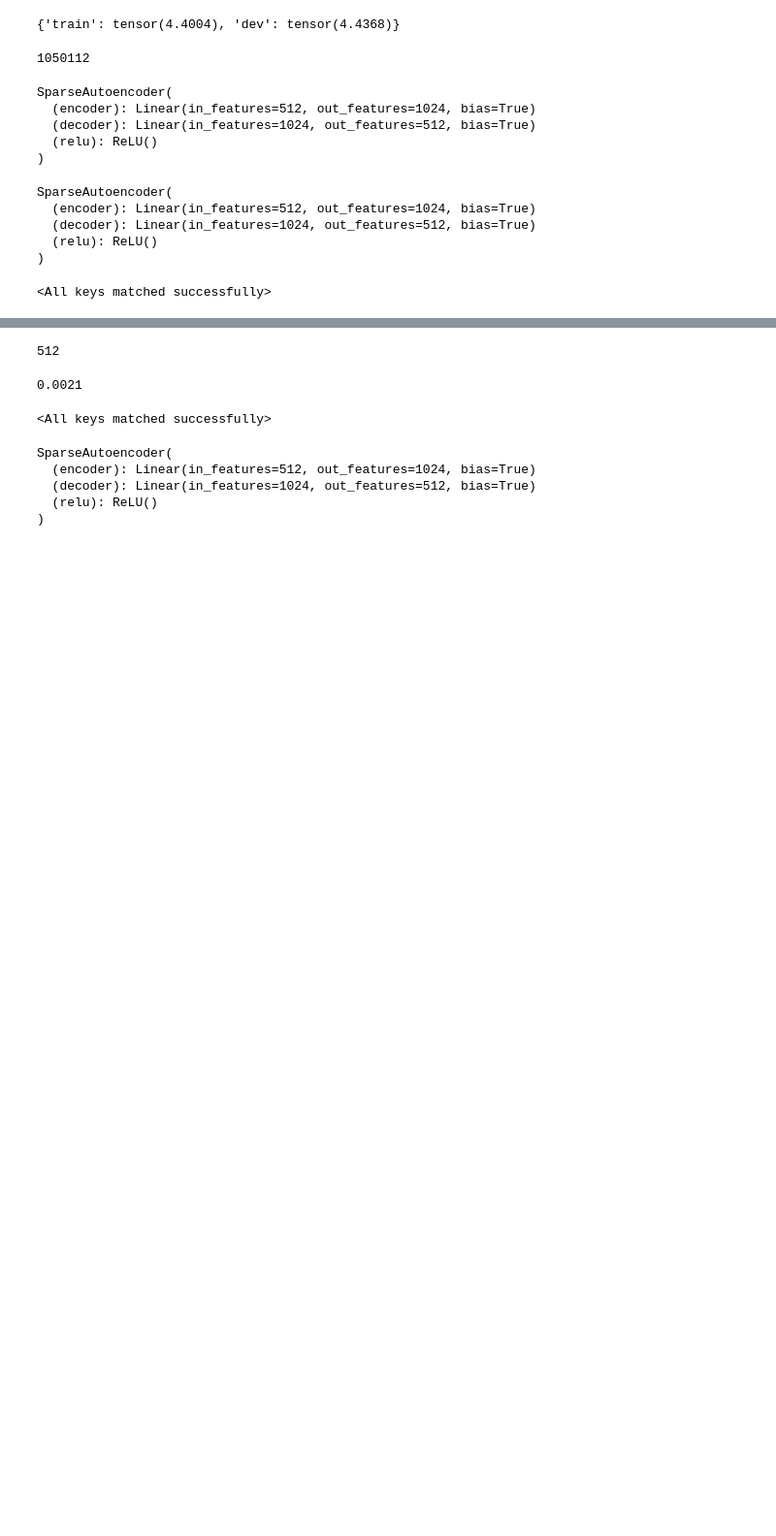
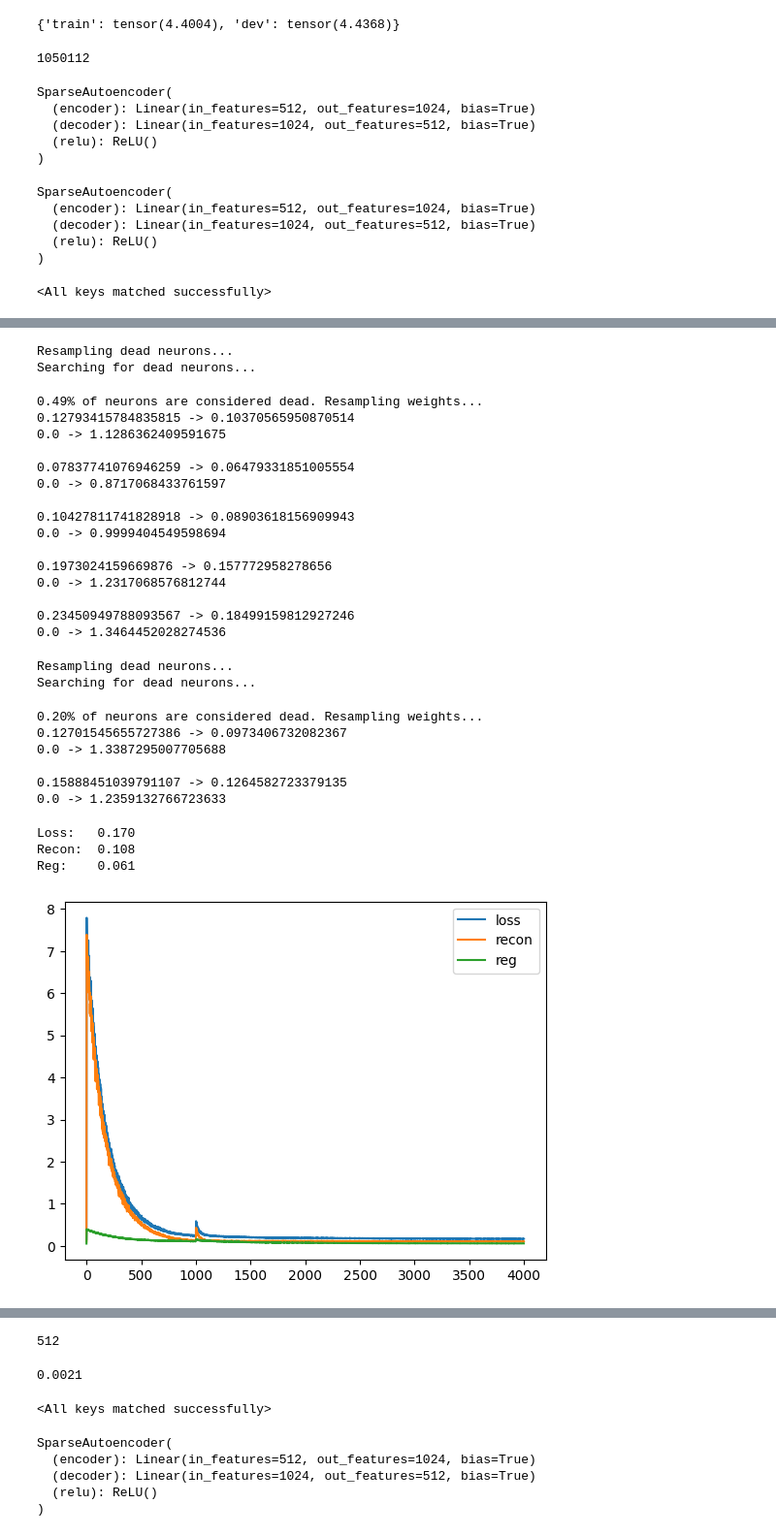
Before and after one commit to jnward/monosemanticity-repro, a Jupyter notebook: neuron_resampling.ipynb, the cells around one changed output, grey strips where cells are left out. Shown at 97% size. Drawn from its saved outputs; the diff is of its cells as text; code cells hidden in the pictures; blank space fills up the shorter version.

Commit message:
reset optimizer after neuron resampling

```diff
--- a/neuron_resampling.ipynb
+++ b/neuron_resampling.ipynb
@@ -140,7 +140,9 @@ autoencoder.load_state_dict(checkpoint['model_state_dict'])
 import matplotlib.pyplot as plt
 import h5py
 
-neuron_resampling_samples = 102400
+optimizer = torch.optim.Adam(autoencoder.parameters(), lr=lr)
+
+neuron_resampling_samples = 10240
 resample_frequency = 1000
 lambda_reg = 0.0021
 losses = []
@@ -162,8 +164,8 @@ for step in pbar:
     outputs, recon_loss, reg_loss = autoencoder(filtered_xe, compute_loss=True)
     reg_loss = lambda_reg * reg_loss
     loss = recon_loss + reg_loss
-    # loss.backward()
-    # optimizer.step()
+    loss.backward()
+    optimizer.step()
     autoencoder.normalize_decoder_weights()
 
     losses.append(loss.item())
@@ -171,7 +173,7 @@ for step in pbar:
     reg_losses.append(reg_loss.item())
 
     pbar.set_description(f"Recon: {np.mean(recon_losses[-100:]):.3f} Reg: {np.mean(reg_losses[-100:]):.3f}")
-    if step and step % resample_frequency == 0: # step and ...
+    if True and step % resample_frequency == 0: # step and ...
         with torch.no_grad():
             print("Resampling dead neurons...")
             # first, identify which neurons don't fire often enough.
@@ -224,48 +226,12 @@ for step in pbar:
             scale = avg_norm.item() * 0.2
 
             for neuron_idx, sample_idx in zip(dead_neuron_idxs, sample_idxs):
-                # print(neuron_idx, sample_idx)
                 sample = samples[sample_idx]
                 torch_sample = torch.from_numpy(sample).to(device)
-
-                _, rec_loss_before, reg_loss_before = autoencoder.forward(torch_sample, compute_loss=True)
-                out = autoencoder.encode(torch_sample)
-                activation_before = out[neuron_idx]
-                # print(rec_loss_before, reg_loss_before)
-                # print(activation_before)
-                unit_sample = torch_sample / torch.norm(torch_sample)
-                sample_scaled = unit_sample * scale
-                autoencoder.encoder.weight.data[neuron_idx, :] = sample_scaled
-
-                # # Set the corresponding encoder bias element to zero
-                autoencoder.encoder.bias.data[neuron_idx] = 0.0
-
-                # Step 2: Set the decoder weights for the dead neuron
-                autoencoder.decoder.weight.data[:, neuron_idx] = unit_sample
-
-                _, rec_loss_after, reg_loss_after = autoencoder.forward(torch_sample, compute_loss=True)
-                out = autoencoder.encode(torch_sample)
-                activation_after = out[neuron_idx]
-                # print(rec_loss_after, reg_loss_after)
-                # print(activation_after)
-                print(f"{rec_loss_before} -> {rec_loss_after}")
-                print(f"{activation_before} -> {activation_after}")
-                print()
-
+                resample_autoencoder_weights(autoencoder, torch_sample, neuron_idx)
+                reset_optimizer_state_for_neuron(neuron_idx, optimizer)
 
             autoencoder.normalize_decoder_weights()
-
-            # for group in optimizer.param_groups:
-            #     for p in group['params']:
-            #         if p.shape == autoencoder.decoder.weight.data[:, dead_neuron_index].shape or \
-            #            p.shape == autoencoder.encoder.weight.data[dead_neuron_index].shape or \
-            #            p.shape == autoencoder.encoder.bias.data[dead_neuron_index].shape:
-            #             state = optimizer.state[p]
-            #             state['step'] = 0
-            #             state['exp_avg'] = torch.zeros_like(p.data)
-            #             state['exp_avg_sq'] = torch.zeros_like(p.data)
-
-
 
 print(f"Loss:\t{loss:.3f}\nRecon:\t{recon_loss:.3f}\nReg:\t{reg_loss:.3f}")
 plt.plot(losses, label='loss')
@@ -273,3 +239,4 @@ plt.plot(recon_losses, label='recon')
 plt.plot(reg_losses, label='reg')
 plt.legend()
 plt.show()
+# %% [output]
@@ -275,0 +311,29 @@ plt.show()
+Resampling dead neurons...
+Searching for dead neurons...
+0.49% of neurons are considered dead. Resampling weights...
+0.12793415784835815 -> 0.10370565950870514
+0.0 -> 1.1286362409591675
+
+0.07837741076946259 -> 0.06479331851005554
+0.0 -> 0.8717068433761597
+
+0.10427811741828918 -> 0.08903618156909943
+0.0 -> 0.9999404549598694
+
+0.1973024159669876 -> 0.157772958278656
+0.0 -> 1.2317068576812744
+
+0.23450949788093567 -> 0.18499159812927246
+0.0 -> 1.3464452028274536
+Resampling dead neurons...
+Searching for dead neurons...
+0.20% of neurons are considered dead. Resampling weights...
+0.12701545655727386 -> 0.0973406732082367
+0.0 -> 1.3387295007705688
+
+0.15888451039791107 -> 0.1264582723379135
+0.0 -> 1.2359132766723633
+Loss:   0.170
+Recon:  0.108
+Reg:    0.061
+[figure, added]
```
Also changed, not shown: parts of 25 cells of this notebook.
